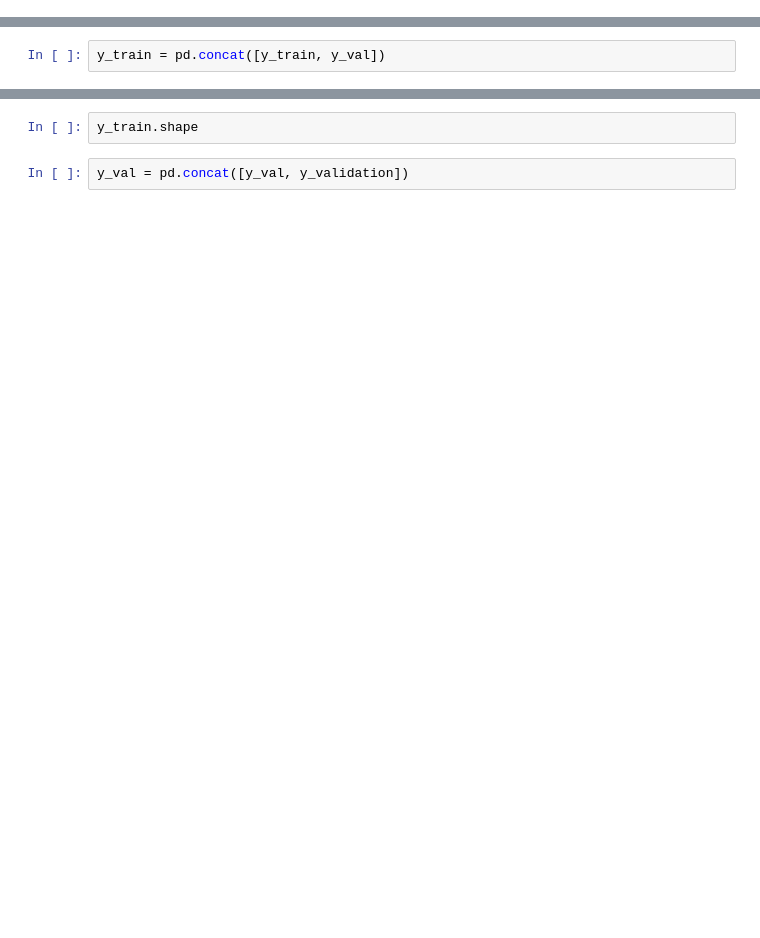
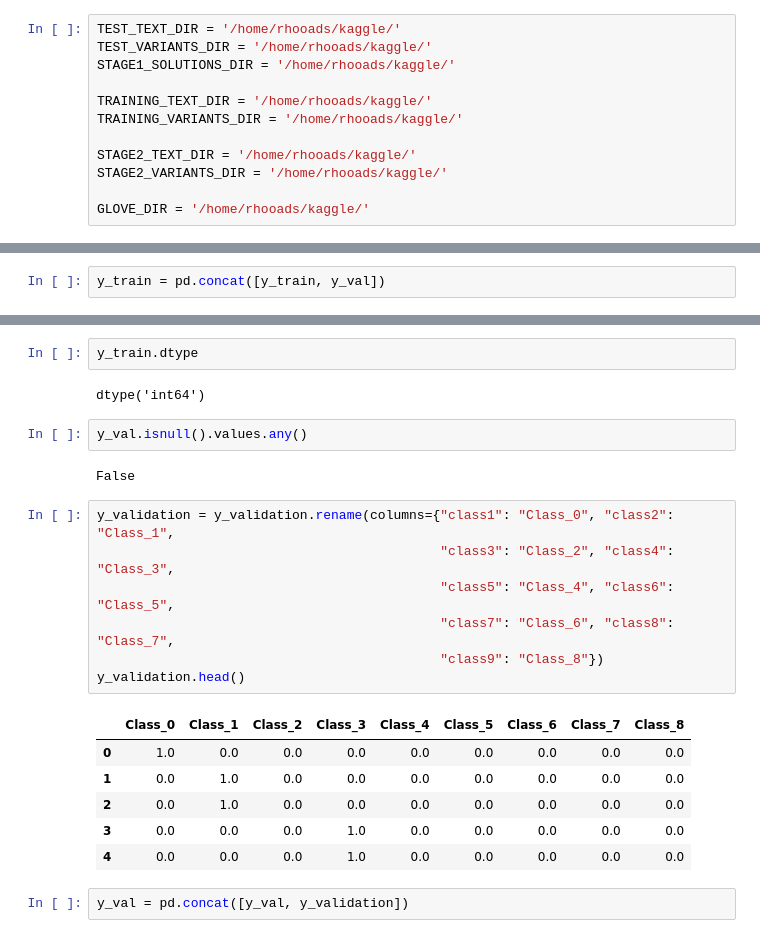
Before and after one commit to ctrhodes/misc, a Jupyter notebook: full_prec_med_text_vars_API-20170925.ipynb, the cells around one changed output, grey strips where cells are left out. Drawn from its saved outputs; the diff is of its cells as text; blank space fills up the shorter version.

```diff
--- a/full_prec_med_text_vars_API-20170925.ipynb
+++ b/full_prec_med_text_vars_API-20170925.ipynb
@@ -71,3 +88,15 @@ GLOVE_DIR = 'C:\\Users\\Chris\\Documents\\kaggle\\personalized medicine\\glove.6
+# %%
+TEST_TEXT_DIR = '/home/rhooads/kaggle/'
+TEST_VARIANTS_DIR = '/home/rhooads/kaggle/'
+STAGE1_SOLUTIONS_DIR = '/home/rhooads/kaggle/'
+
+TRAINING_TEXT_DIR = '/home/rhooads/kaggle/'
+TRAINING_VARIANTS_DIR = '/home/rhooads/kaggle/'
+
+STAGE2_TEXT_DIR = '/home/rhooads/kaggle/'
+STAGE2_VARIANTS_DIR = '/home/rhooads/kaggle/'
+
+GLOVE_DIR = '/home/rhooads/kaggle/'
 # %%
 test_text = pd.read_csv(os.path.join(TEST_TEXT_DIR, 'test_text'), sep = '\n')
 test_text.head()
@@ -553,5 +1042,25 @@ y_train
 # %%
-y_train.shape
+y_train.dtype
+# %% [output]
+dtype('int64')
+# %%
+y_val.isnull().values.any()
+# %% [output]
+False
+# %%
+y_validation = y_validation.rename(columns={"class1": "Class_0", "class2": "Class_1",
+                                            "class3": "Class_2", "class4": "Class_3",
+                                            "class5": "Class_4", "class6": "Class_5",
+                                            "class7": "Class_6", "class8": "Class_7",
+                                            "class9": "Class_8"})
+y_validation.head()
+# %% [output]
+|  | Class_0 | Class_1 | Class_2 | Class_3 | Class_4 | Class_5 | Class_6 | Class_7 | Class_8 |
+| 0 | 1.0 | 0.0 | 0.0 | 0.0 | 0.0 | 0.0 | 0.0 | 0.0 | 0.0 |
+| 1 | 0.0 | 1.0 | 0.0 | 0.0 | 0.0 | 0.0 | 0.0 | 0.0 | 0.0 |
+| 2 | 0.0 | 1.0 | 0.0 | 0.0 | 0.0 | 0.0 | 0.0 | 0.0 | 0.0 |
+| 3 | 0.0 | 0.0 | 0.0 | 1.0 | 0.0 | 0.0 | 0.0 | 0.0 | 0.0 |
+| 4 | 0.0 | 0.0 | 0.0 | 1.0 | 0.0 | 0.0 | 0.0 | 0.0 | 0.0 |
 # %%
 y_val = pd.concat([y_val, y_validation])
 # %%
```
Also changed, not shown: parts of 119 cells of this notebook, 1 other file.
